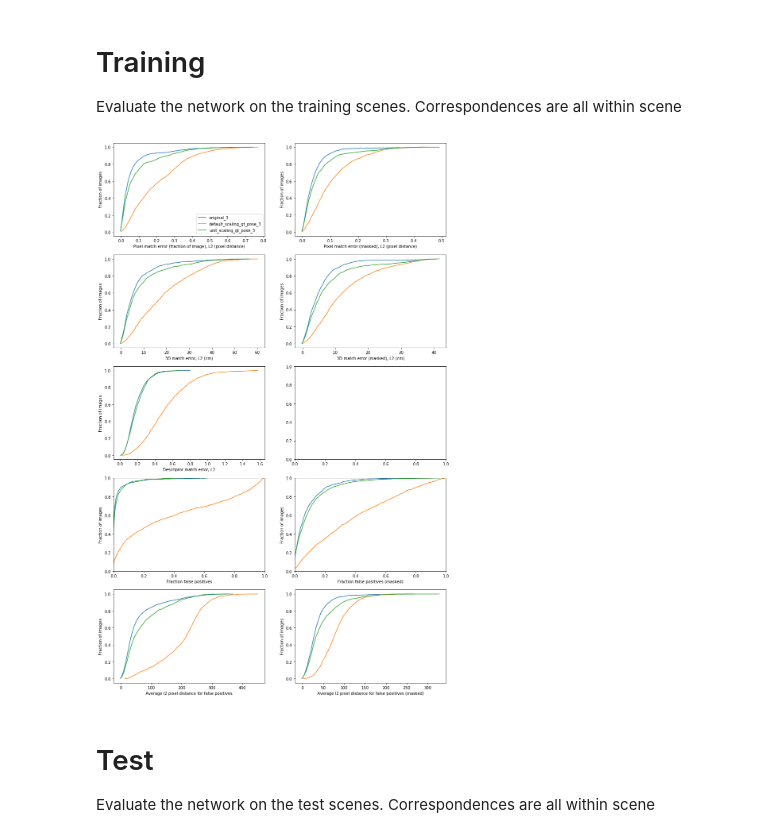
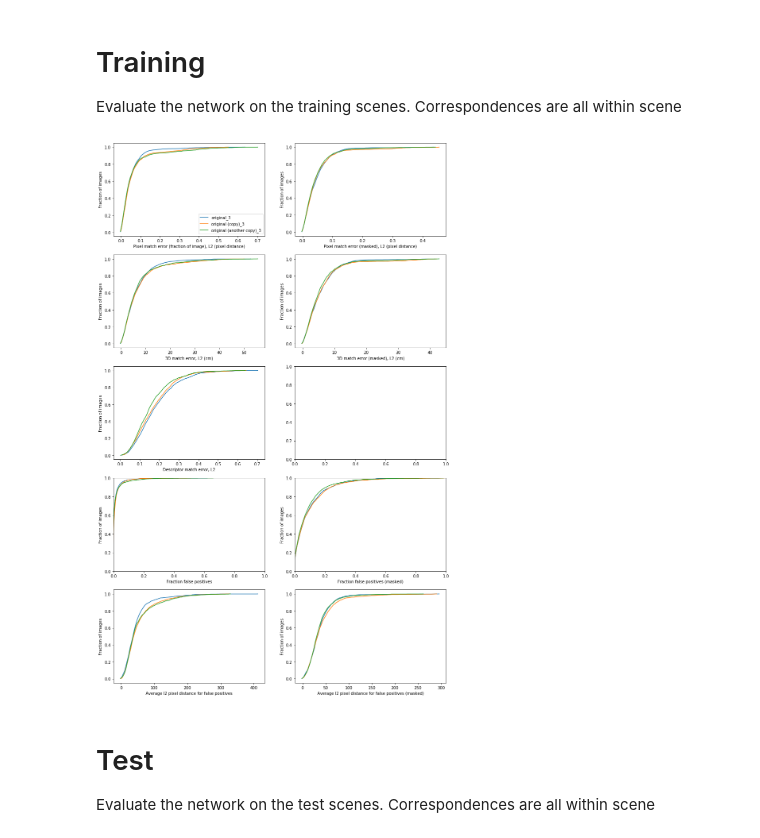
Before and after one commit to ripl-ttic/dense_visual_descriptors, a Jupyter notebook: dense_correspondence/evaluation/evaluation_quantitative_tutorial.ipynb, the cells around one changed output. Cells and saved outputs as stored; diff of their text form; code cells hidden in the pictures.

```diff
--- a/dense_correspondence/evaluation/evaluation_quantitative_tutorial.ipynb
+++ b/dense_correspondence/evaluation/evaluation_quantitative_tutorial.ipynb
@@ -25,8 +25,8 @@ If you have multiple networks trained, you can add them to the `nets_list` below
 # nets_to_plot = []
 
 nets_list = ["original_3"]
-nets_list.append("default_scaling_gt_pose_3")
-nets_list.append("unit_scaling_gt_pose_3")
+nets_list.append("original (copy)_3")
+nets_list.append("original (another copy)_3")
 
 
 # for net in nets_list:
@@ -37,25 +37,25 @@ Evaluate the network on the training scenes. Correspondences are all within scen
 # %%
 p = DCEP()
 dc_source_dir = utils.getDenseCorrespondenceSourceDir()
 
-experiment_name = 'exp_05-19-2020_17-56-32'
+experiment_name = 'exp_06022020-182853'
 folder_name = os.path.join(utils.get_data_dir(),'experiments',experiment_name)
 
 network_name = nets_list[0]
 # path_to_csv = os.path.join(dc_source_dir,".." ,"data", "pdc", "trained_models", network_name, "analysis/train/data.csv")
 path_to_csv = os.path.join(folder_name, network_name, 'train/data.csv')
 fig_axes = DCEP.run_on_single_dataframe(path_to_csv, label=network_name, save=False)
 
 for network_name in nets_list[1:]:
 #     path_to_csv = os.path.join(dc_source_dir,"..", "data", "pdc", "trained_models", network_name, "analysis/train/data.csv")
     path_to_csv = os.path.join(folder_name, network_name, 'train/data.csv')
     fig_axes = DCEP.run_on_single_dataframe(path_to_csv, label=network_name, previous_fig_axes=fig_axes, save=False)
 
 _, axes = fig_axes
 # axes[0].set_title("Training Set")
 plt.show()
 # %% [output]
-[figure, old version]
+[figure, new version]
 # %% [markdown]
 # Test
 Evaluate the network on the test scenes. Correspondences are all within scene
```
Also changed, not shown: 9 other files.
